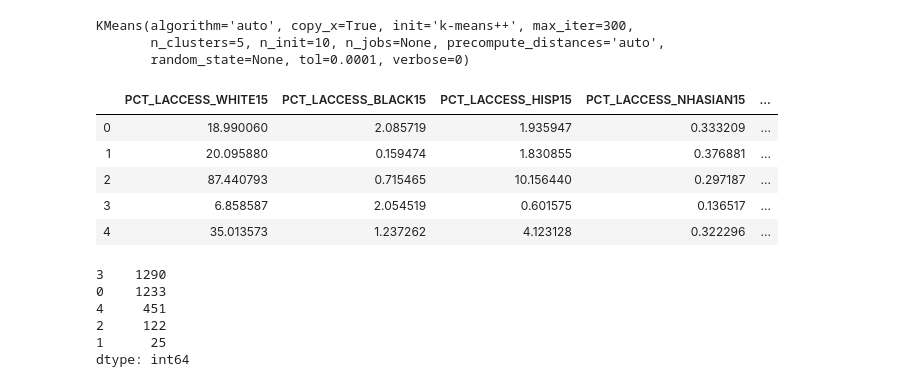
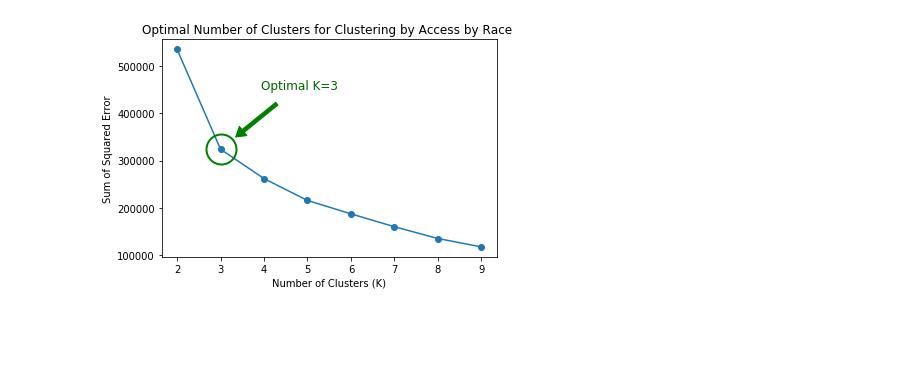
Before and after one commit to PreethiVijai/ML-project, a Jupyter notebook: clustering.ipynb, the cells around one changed output. Drawn from its saved outputs; the diff is of its cells as text; code cells hidden in the pictures; blank space fills up the shorter version.

Commit message:
Improve clustering

```diff
--- a/clustering.ipynb
+++ b/clustering.ipynb
@@ -6,48 +79,11 @@ import data
 # %%
-race_variables = [
-    # Population, low access to store (%), 2015
-    # "PCT_LACCESS_POP15",
-    # White, low access to store (%), 2015
-    "PCT_LACCESS_WHITE15",
-    # Black, low access to store (%), 2015
-    "PCT_LACCESS_BLACK15",
-    # Hispanic ethnicity, low access to store (%), 2015
-    "PCT_LACCESS_HISP15",
-    # Asian, low access to store (%), 2015
-    "PCT_LACCESS_NHASIAN15",
-    # American Indian or Alaska Native, low access to store (%), 2015
-    "PCT_LACCESS_NHNA15",
-    # Hawaiian or Pacific Islander, low access to store (%), 2015
-    "PCT_LACCESS_NHPI15",
-]
-
-# dropna only drops 45 counties.
-race_X = data.all_food[race_variables].dropna()
+race = Cluster("Clustering by Access by Race ", {
+    "PCT_LACCESS_WHITE15": "White, low access to store (%), 2015",
+    "PCT_LACCESS_BLACK15": "Black, low access to store (%), 2015",
+    "PCT_LACCESS_HISP15": "Hispanic ethnicity, low access to store (%), 2015",
+    "PCT_LACCESS_NHASIAN15": "Asian, low access to store (%), 2015",
+    "PCT_LACCESS_NHNA15": "American Indian or Alaska Native, low access to store (%), 2015",
+    "PCT_LACCESS_NHPI15": "Hawaiian or Pacific Islander, low access to store (%), 2015",
+})
+# %% [output]
+[figure, added]
-# %%
-from sklearn.cluster import KMeans
-
-k = KMeans(n_clusters=5)
-
-k.fit(race_X)
-# %% [output]
-KMeans(algorithm='auto', copy_x=True, init='k-means++', max_iter=300,
-       n_clusters=5, n_init=10, n_jobs=None, precompute_distances='auto',
-       random_state=None, tol=0.0001, verbose=0)
-# %%
-pd.DataFrame(k.cluster_centers_, columns=race_variables)
-# %% [output]
-|  | PCT_LACCESS_WHITE15 | PCT_LACCESS_BLACK15 | PCT_LACCESS_HISP15 | PCT_LACCESS_NHASIAN15 | ... |
-| 0 | 18.990060 | 2.085719 | 1.935947 | 0.333209 | ... |
-| 1 | 20.095880 | 0.159474 | 1.830855 | 0.376881 | ... |
-| 2 | 87.440793 | 0.715465 | 10.156440 | 0.297187 | ... |
-| 3 | 6.858587 | 2.054519 | 0.601575 | 0.136517 | ... |
-| 4 | 35.013573 | 1.237262 | 4.123128 | 0.322296 | ... |
-# %%
-pd.Series(k.labels_).value_counts()
-# %% [output]
-3    1290
-0    1233
-4     451
-2     122
-1      25
-dtype: int64
```
Also changed, not shown: parts of 8 cells of this notebook.
